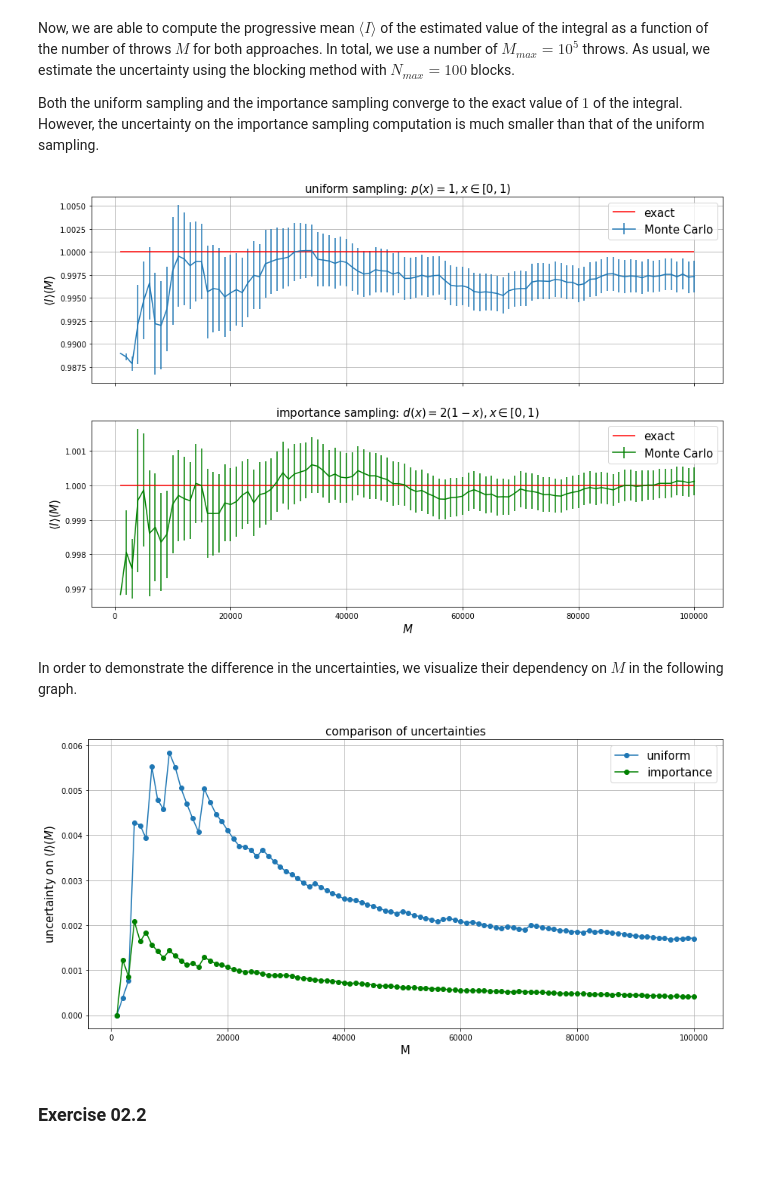
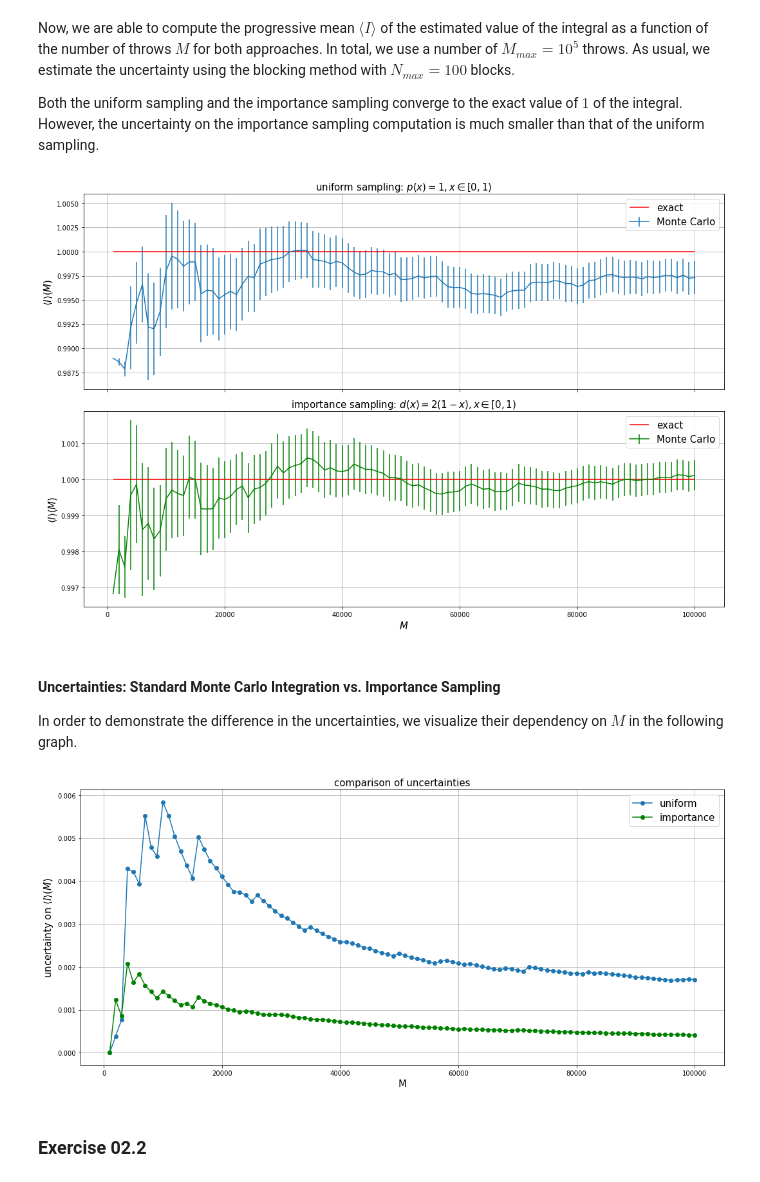
Before and after one commit to lukas-hermans/LSN_exercises, a Jupyter notebook: ex2/LSN_Exercises_02.ipynb, the cells around one changed output. Drawn from its saved outputs; the diff is of its cells as text; code cells hidden in the pictures.

```diff
--- a/ex2/LSN_Exercises_02.ipynb
+++ b/ex2/LSN_Exercises_02.ipynb
@@ -68,23 +75,27 @@ ax[1].set_title(r"importance sampling: $d(x) = 2 (1-x), x \in [0, 1)$", size=15)
 ax[1].grid()
 ax[1].legend(fontsize=15)
 
+plt.tight_layout()
 plt.show()
 # %% [output]
-[figure, old version]
+[figure, new version]
 # %% [markdown]
+#### Uncertainties: Standard Monte Carlo Integration vs. Importance Sampling
+
 In order to demonstrate the difference in the uncertainties, we visualize their dependency on $M$ in the following graph.
 # %%
 plt.figure(figsize=(15, 7))
 plt.plot(M_uni, error_uni, label='uniform', marker='o')
 plt.plot(M_imp, error_imp, color='green', label='importance', marker='o')
 plt.xlabel("M", size=15)
 plt.ylabel(r"uncertainty on $\langle I \rangle(M)$", size=15)
 plt.title("comparison of uncertainties", size=15)
 plt.grid()
 plt.legend(fontsize=15)
+plt.tight_layout()
 plt.show()
 # %% [output]
-[figure, old version]
+[figure, new version]
 # %% [markdown]
 ### Exercise 02.2
 # %% [markdown]
```
Also changed, not shown: parts of 5 cells of this notebook, 3 other files.
